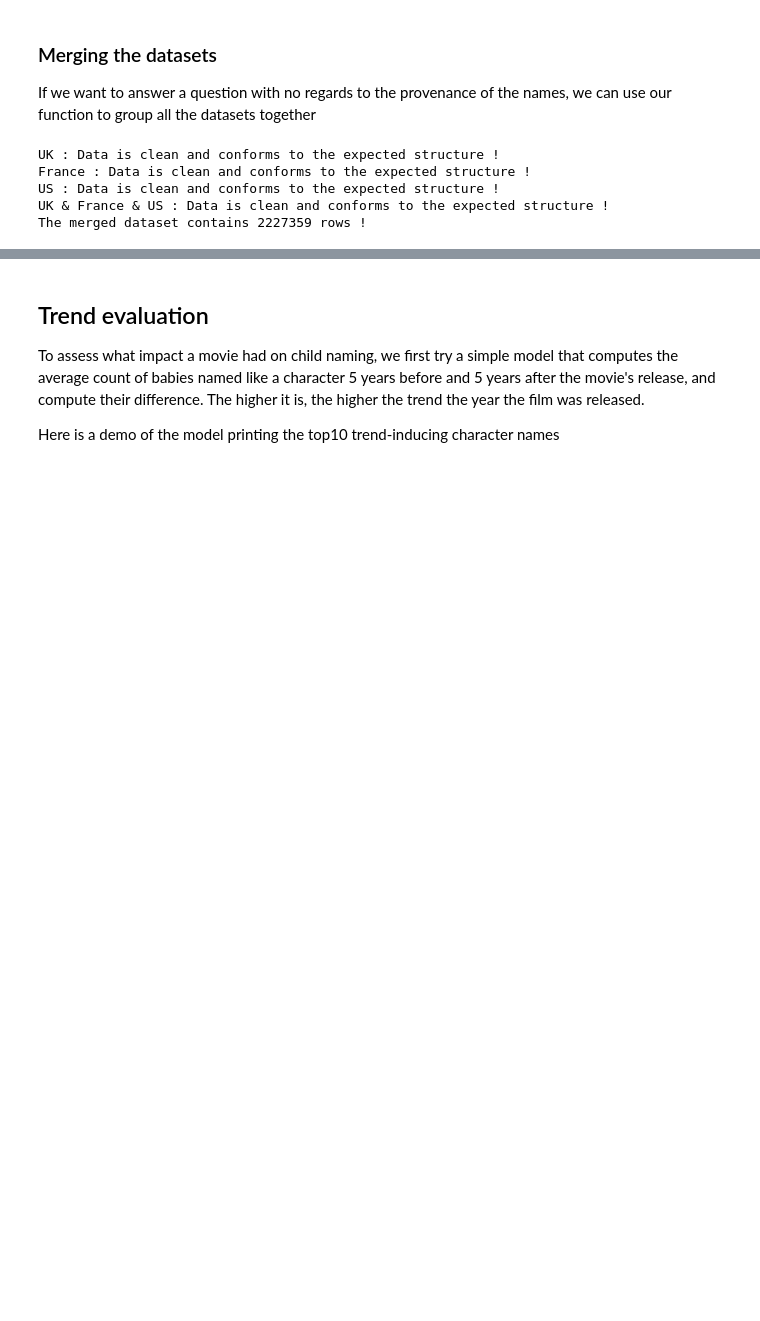
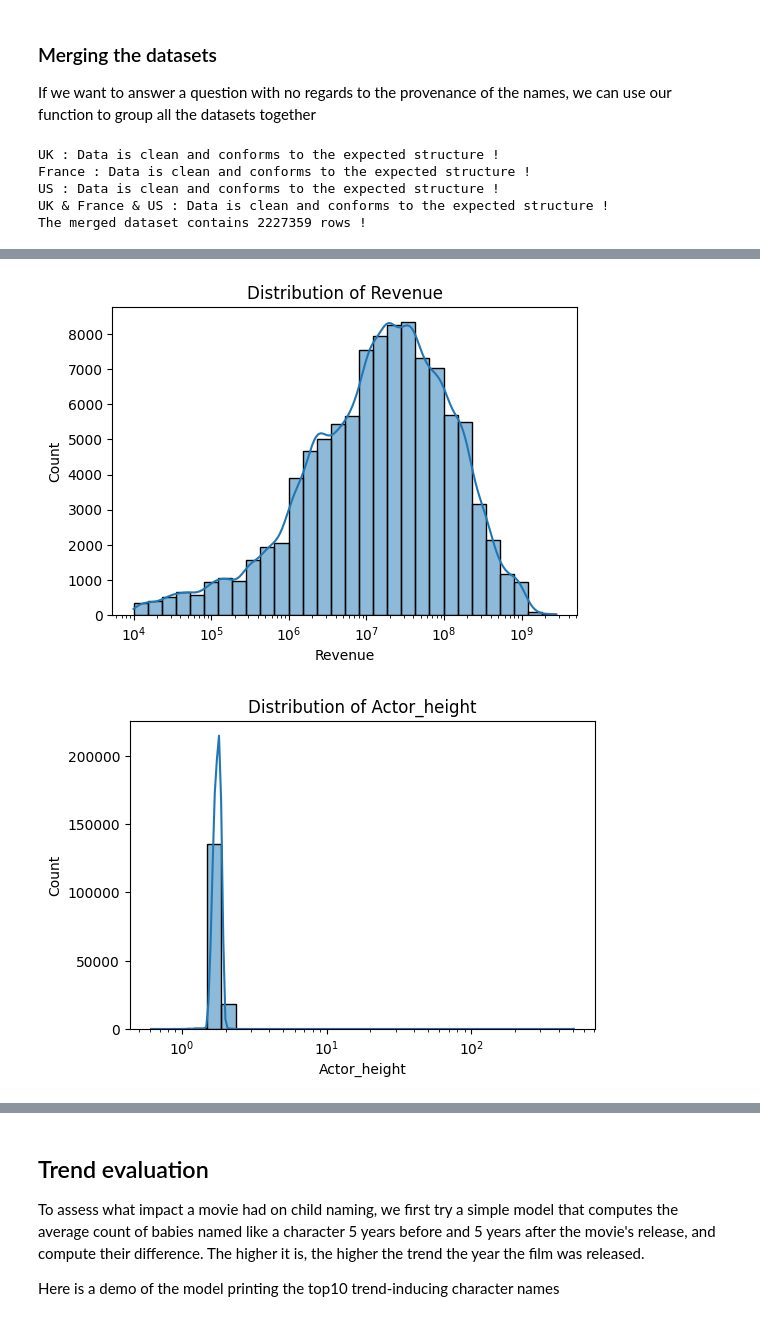
Before and after one commit to epfl-ada/ada-2024-project-dondata2025, a Jupyter notebook: results.ipynb, the cells around one changed output, grey strips where cells are left out. Drawn from its saved outputs; the diff is of its cells as text; code cells hidden in the pictures; blank space fills up the shorter version.

```diff
--- a/results.ipynb
+++ b/results.ipynb
@@ -297,0 +312,6 @@ NameError: name 'global_names' is not defined
+# %%
+# Descriptive statistics
+for col in mov_char_data.columns:
+    print(f"Feature: {col}")
+    print(mov_char_data[col].describe())
+    print("\n")
@@ -297,0 +336,12 @@ NameError: name 'global_names' is not defined
+# %%
+# for the float object, show the distribution with a histogram with sns
+# adapt the x axes to the data
+
+for col in mov_char_data.select_dtypes(include=['float64']).columns:
+    plt.figure(figsize=(6, 4))
+    sns.histplot(mov_char_data[col], bins=30, kde=True, log_scale=True)
+    plt.title(f"Distribution of {col}")
+    plt.show()
+# %% [output]
+[figure, added]
+[figure, added]
```
Also changed, not shown: parts of 11 cells of this notebook, 2 other files.
